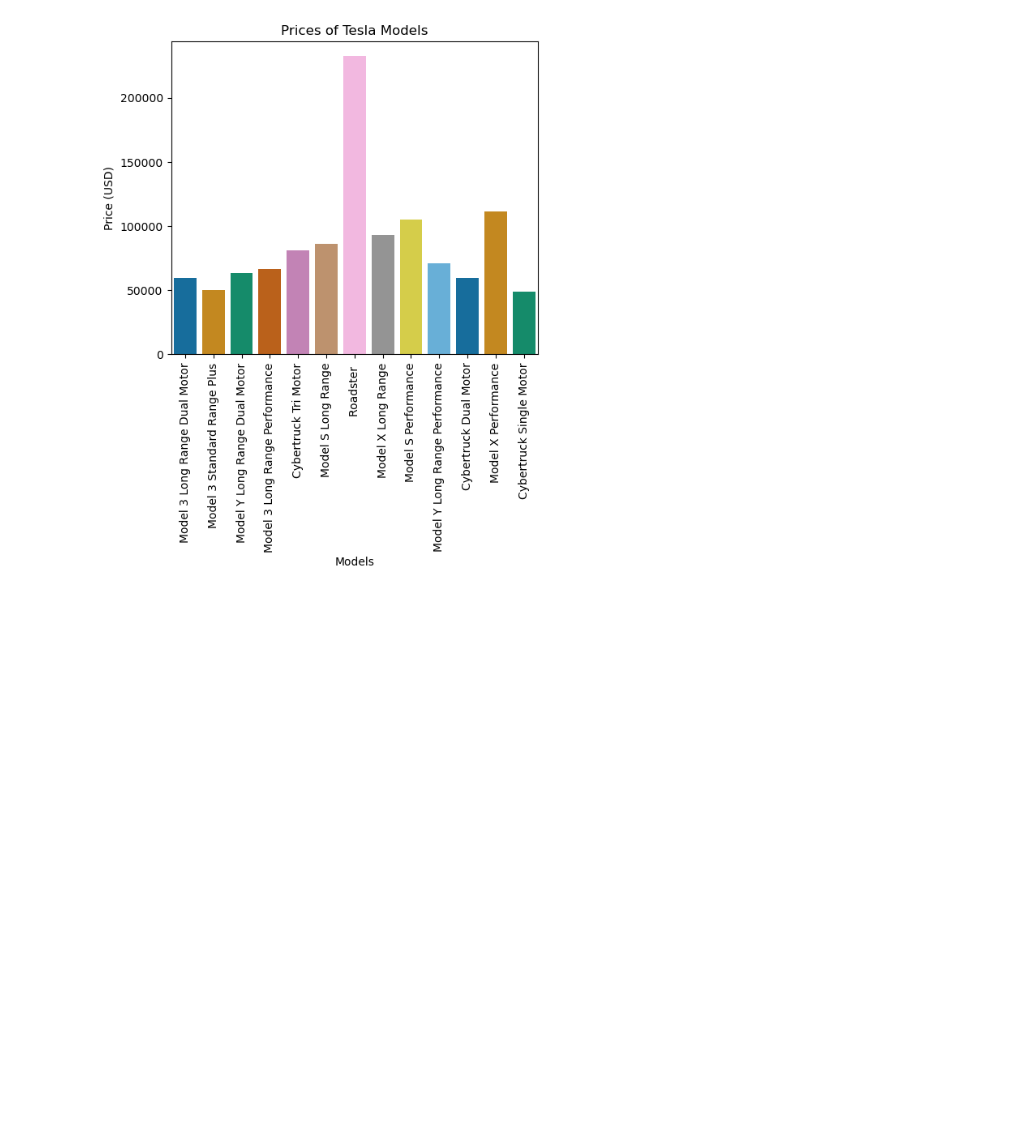
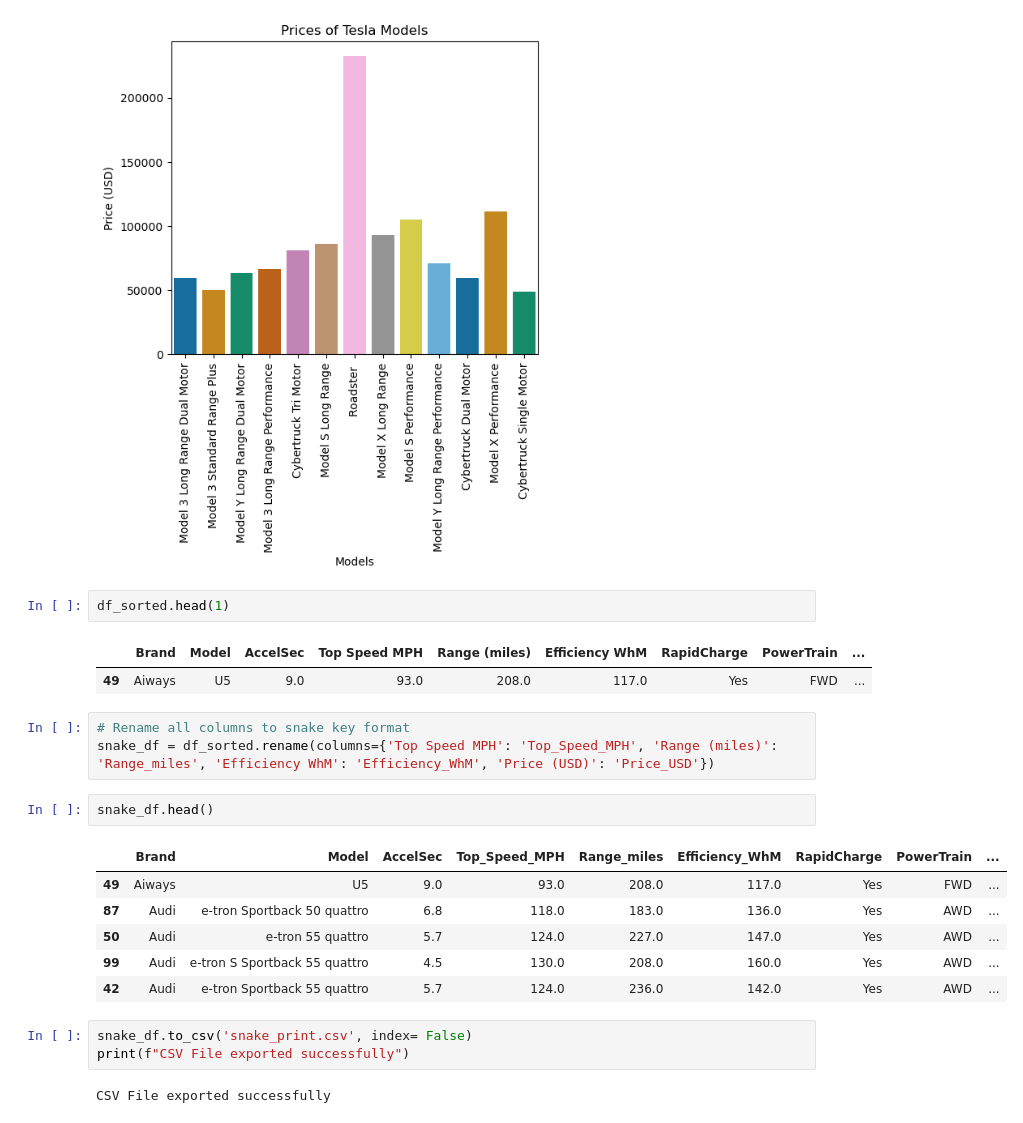
Before and after one commit to andymatsuura/ev-across-america, a Jupyter notebook: tonys_code_folder/Car_Data.ipynb, the cells around one changed output. Drawn from its saved outputs; the diff is of its cells as text; blank space fills up the shorter version.

```diff
--- a/tony's code folder/Car_Data.ipynb
+++ b/tonys_code_folder/Car_Data.ipynb
@@ -309,3 +309,25 @@ plt.savefig('tesla_model_prices.png', bbox_inches= 'tight')
 plt.show()
 # %% [output]
 [figure]
+# %%
+df_sorted.head(1)
+# %% [output]
+|  | Brand | Model | AccelSec | Top Speed MPH | Range (miles) | Efficiency WhM | RapidCharge | PowerTrain | ... |
+| 49 | Aiways | U5 | 9.0 | 93.0 | 208.0 | 117.0 | Yes | FWD | ... |
+# %%
+# Rename all columns to snake key format
+snake_df = df_sorted.rename(columns={'Top Speed MPH': 'Top_Speed_MPH', 'Range (miles)': 'Range_miles', 'Efficiency WhM': 'Efficiency_WhM', 'Price (USD)': 'Price_USD'})
+# %%
+snake_df.head()
+# %% [output]
+|  | Brand | Model | AccelSec | Top_Speed_MPH | Range_miles | Efficiency_WhM | RapidCharge | PowerTrain | ... |
+| 49 | Aiways | U5 | 9.0 | 93.0 | 208.0 | 117.0 | Yes | FWD | ... |
+| 87 | Audi | e-tron Sportback 50 quattro | 6.8 | 118.0 | 183.0 | 136.0 | Yes | AWD | ... |
+| 50 | Audi | e-tron 55 quattro | 5.7 | 124.0 | 227.0 | 147.0 | Yes | AWD | ... |
+| 99 | Audi | e-tron S Sportback 55 quattro | 4.5 | 130.0 | 208.0 | 160.0 | Yes | AWD | ... |
+| 42 | Audi | e-tron Sportback 55 quattro | 5.7 | 124.0 | 236.0 | 142.0 | Yes | AWD | ... |
+# %%
+snake_df.to_csv('snake_print.csv', index= False)
+print(f"CSV File exported successfully")
+# %% [output]
+CSV File exported successfully
```
Also changed, not shown: 10 other files.
